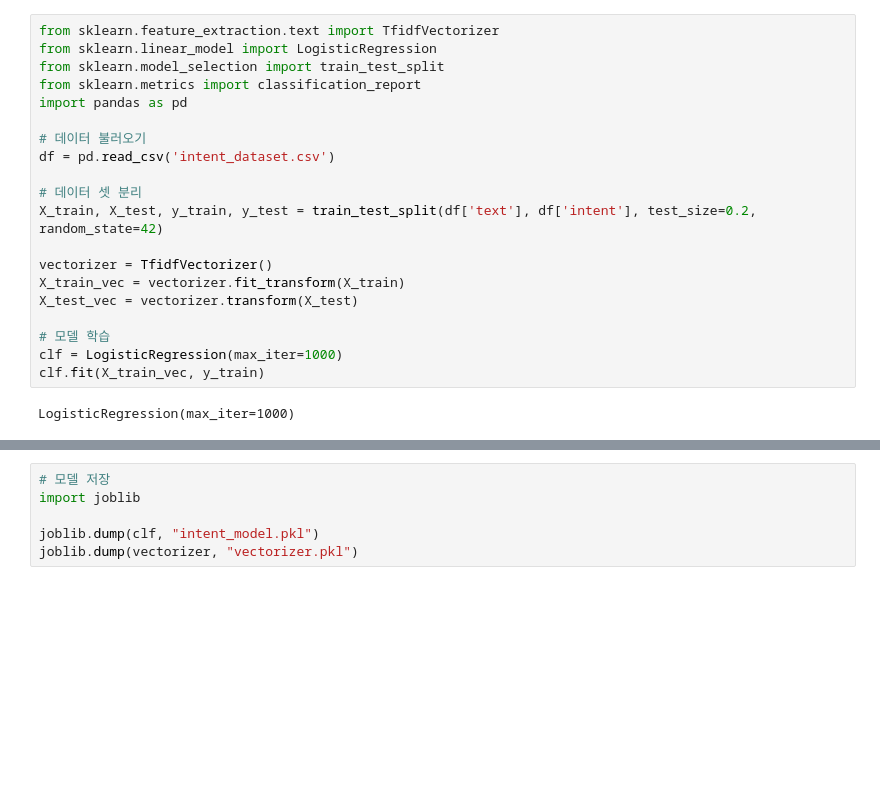
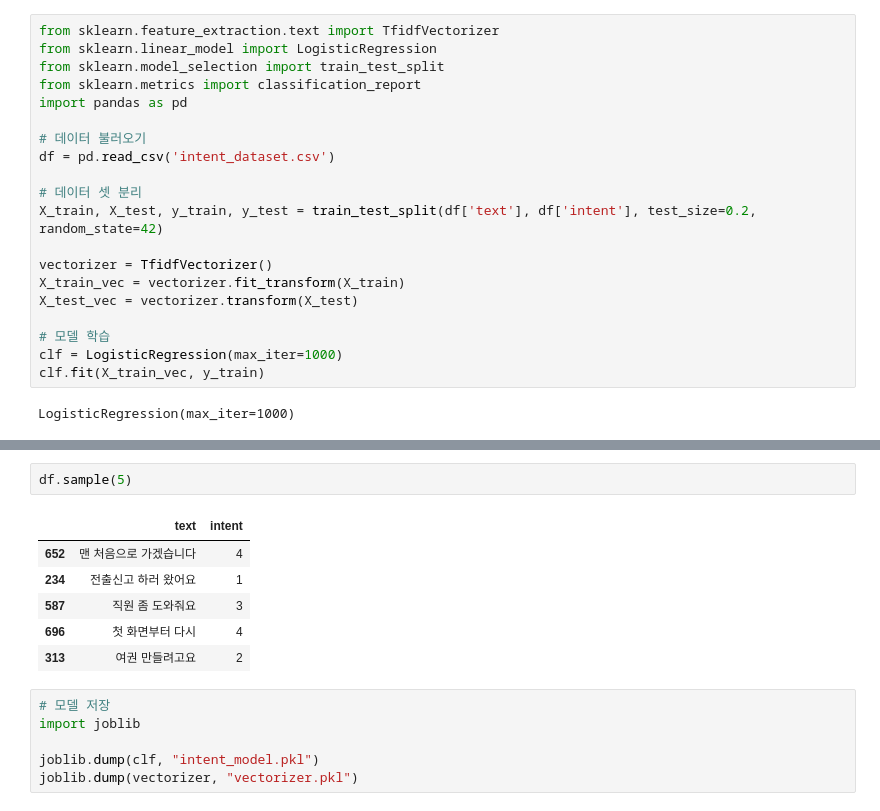
Before and after one commit to voice4seniors/kiosk-ai-module, a Jupyter notebook: model.ipynb, the cells around one changed output, grey strips where cells are left out. Drawn from its saved outputs; the diff is of its cells as text; blank space fills up the shorter version.

```diff
--- a/model.ipynb
+++ b/model.ipynb
@@ -23,3 +35,12 @@ LogisticRegression(max_iter=1000)
+# %%
+df.sample(5)
+# %% [output]
+|  | text | intent |
+| 652 | 맨 처음으로 가겠습니다 | 4 |
+| 234 | 전출신고 하러 왔어요 | 1 |
+| 587 | 직원 좀 도와줘요 | 3 |
+| 696 | 첫 화면부터 다시 | 4 |
+| 313 | 여권 만들려고요 | 2 |
 # %%
 # 모델 저장
 import joblib
```
Also changed, not shown: parts of 1 cell of this notebook.
